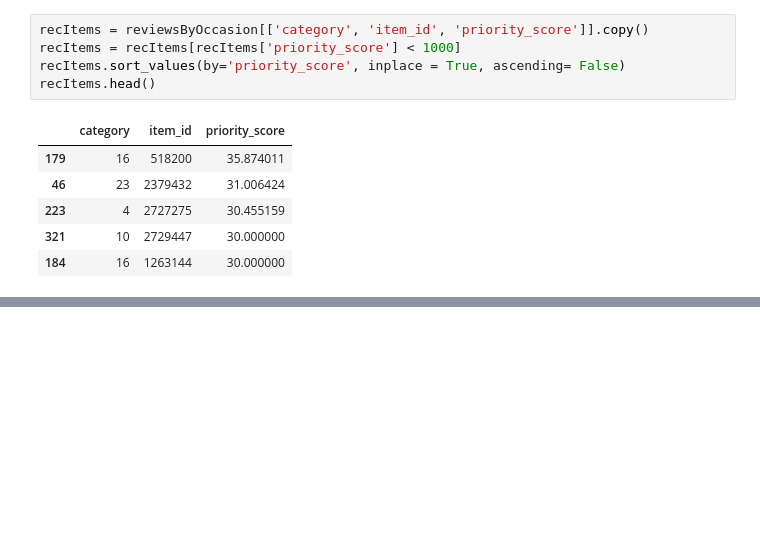
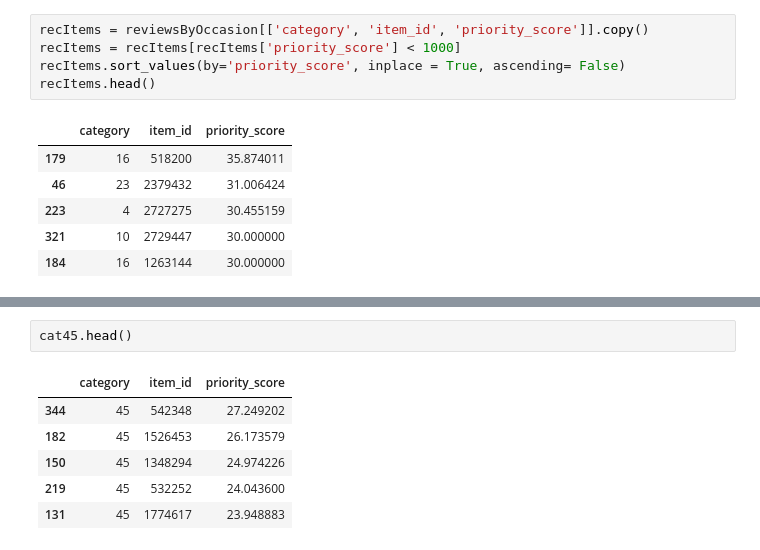
Before and after one commit to mdsvoren/eecs731-final-project, a Jupyter notebook: notebooks/Clustering.ipynb, the cells around one changed output, grey strips where cells are left out. Cells and saved outputs as stored; diff of their text form; blank space fills up the shorter version.

```diff
--- a/notebooks/Clustering.ipynb
+++ b/notebooks/Clustering.ipynb
@@ -401,0 +388,9 @@ recItems.head()
+# %%
+cat45.head()
+# %% [output]
+|  | category | item_id | priority_score |
+| 344 | 45 | 542348 | 27.249202 |
+| 182 | 45 | 1526453 | 26.173579 |
+| 150 | 45 | 1348294 | 24.974226 |
+| 219 | 45 | 532252 | 24.043600 |
+| 131 | 45 | 1774617 | 23.948883 |
```
Also changed, not shown: parts of 14 cells of this notebook.
